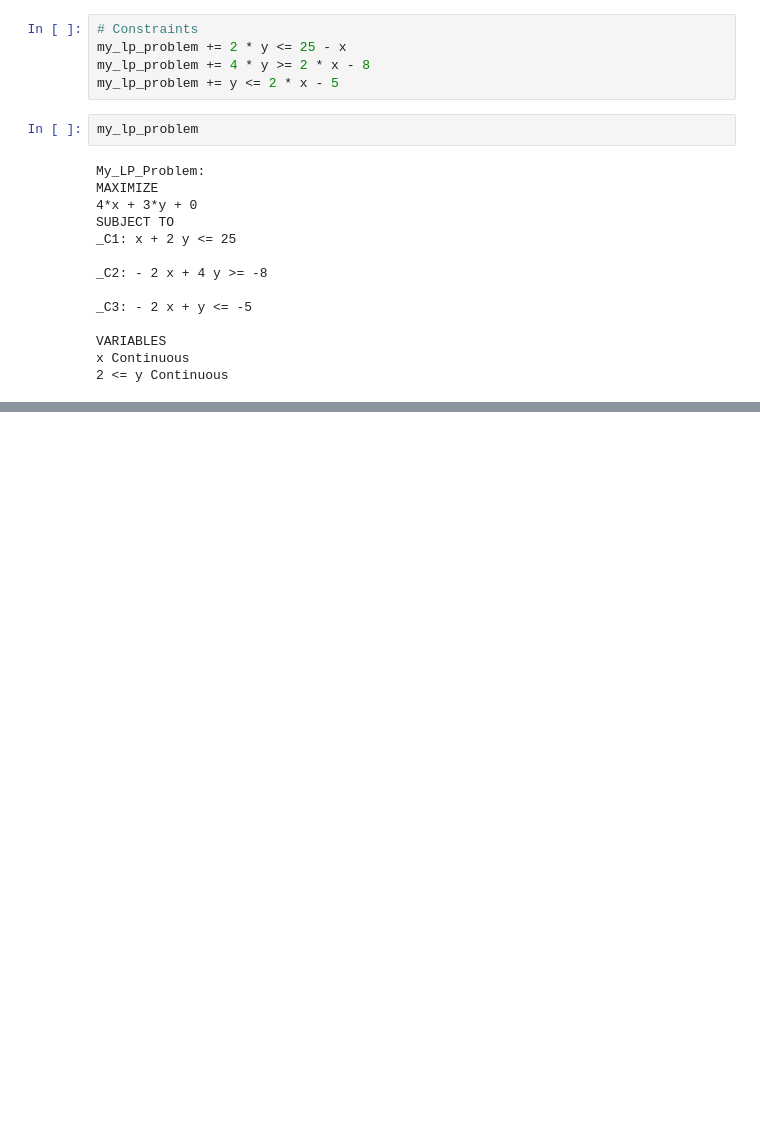
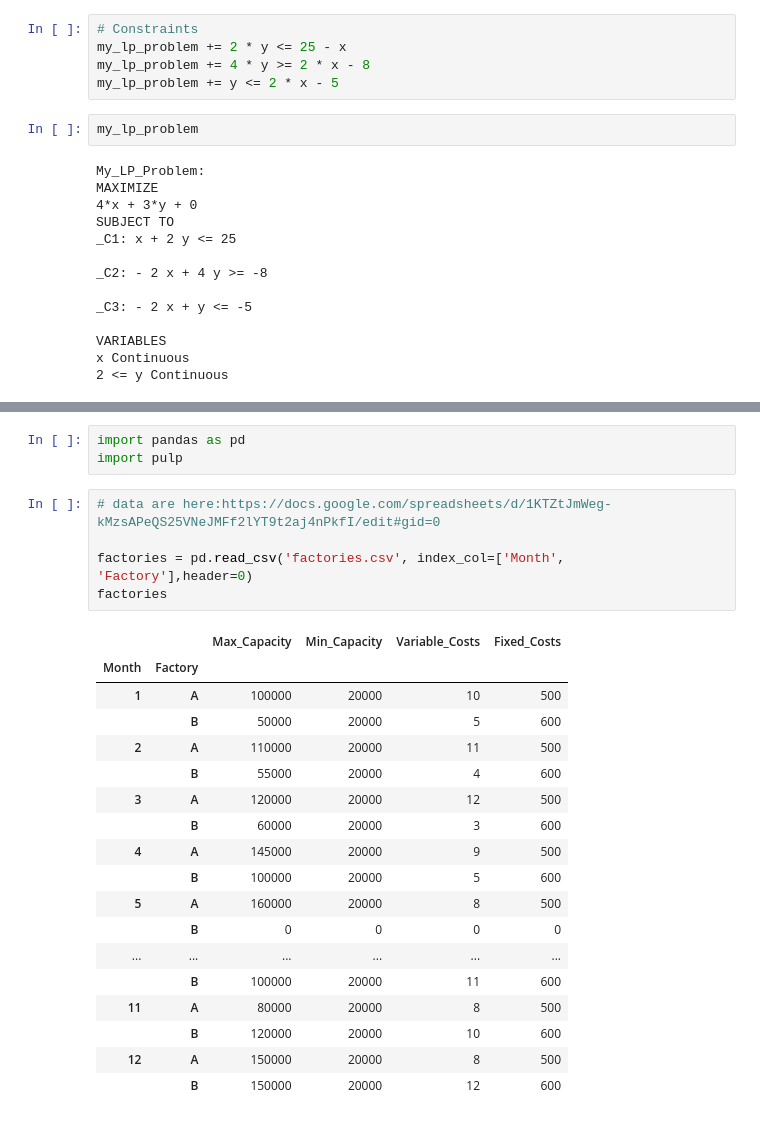
Before and after one commit to PipCourbois/miscellaneous, a Jupyter notebook: Linear_Programming_Examples.ipynb, the cells around one changed output, grey strips where cells are left out. Cells and saved outputs as stored; diff of their text form; blank space fills up the shorter version.

```diff
--- a/Linear_Programming_Examples.ipynb
+++ b/Linear_Programming_Examples.ipynb
@@ -123,0 +373,27 @@ For most applications, the open source CBC from COIN-OR will be enough for most
+# %%
+import pandas as pd
+import pulp
+# %%
+# data are here:https://docs.google.com/spreadsheets/d/1KTZtJmWeg-kMzsAPeQS25VNeJMFf2lYT9t2aj4nPkfI/edit#gid=0
+
+factories = pd.read_csv('factories.csv', index_col=['Month', 'Factory'],header=0)
+factories
+# %% [output]
+|  |  | Max_Capacity | Min_Capacity | Variable_Costs | Fixed_Costs |
+| Month | Factory |  |  |  |  |
+| 1 | A | 100000 | 20000 | 10 | 500 |
+|  | B | 50000 | 20000 | 5 | 600 |
+| 2 | A | 110000 | 20000 | 11 | 500 |
+|  | B | 55000 | 20000 | 4 | 600 |
+| 3 | A | 120000 | 20000 | 12 | 500 |
+|  | B | 60000 | 20000 | 3 | 600 |
+| 4 | A | 145000 | 20000 | 9 | 500 |
+|  | B | 100000 | 20000 | 5 | 600 |
+| 5 | A | 160000 | 20000 | 8 | 500 |
+|  | B | 0 | 0 | 0 | 0 |
+| ... | ... | ... | ... | ... | ... |
+|  | B | 100000 | 20000 | 11 | 600 |
+| 11 | A | 80000 | 20000 | 8 | 500 |
+|  | B | 120000 | 20000 | 10 | 600 |
+| 12 | A | 150000 | 20000 | 8 | 500 |
+|  | B | 150000 | 20000 | 12 | 600 |
```
Also changed, not shown: parts of 79 cells of this notebook, 2 other files.
